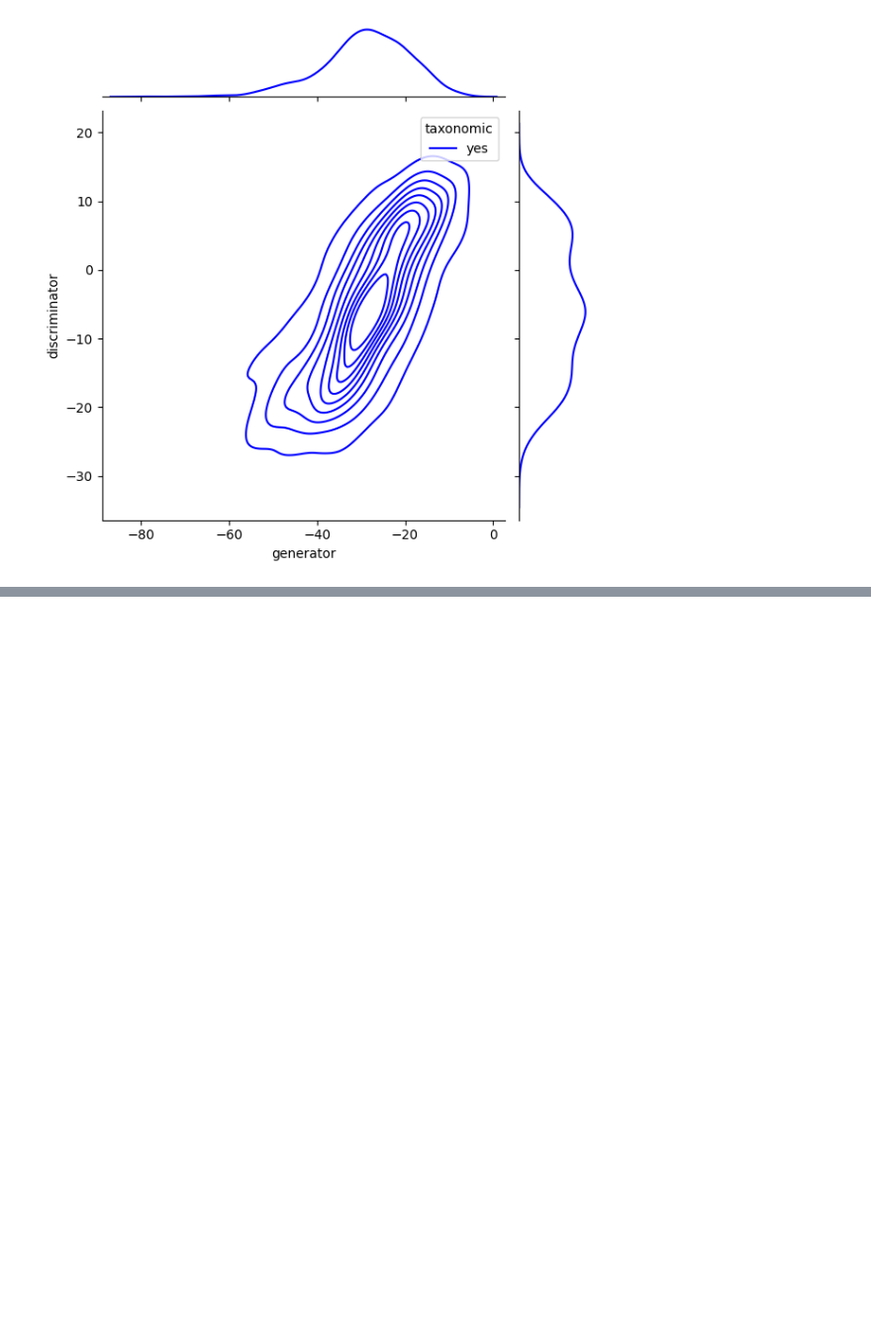
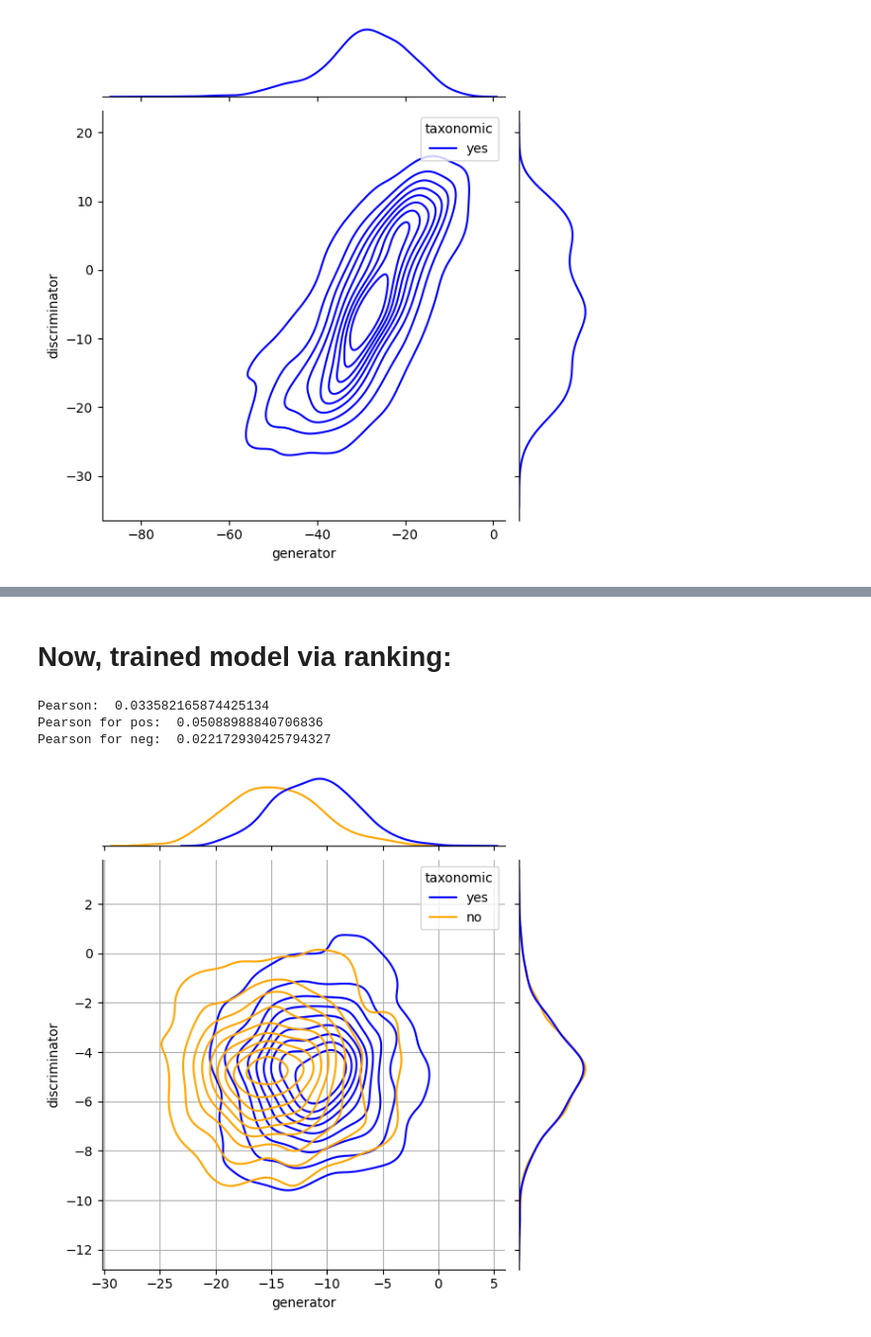
Before and after one commit to juand-r/lexical-inconsistency, a Jupyter notebook: notebooks/ranking-loss-training.ipynb, the cells around one changed output, grey strips where cells are left out. Shown at 99% size. Drawn from its saved outputs; the diff is of its cells as text; code cells hidden in the pictures; blank space fills up the shorter version.

```diff
--- a/notebooks/ranking-loss-training.ipynb
+++ b/notebooks/ranking-loss-training.ipynb
@@ -438,0 +475,15 @@ ValueError: `x` and `y` must have length at least 2.
+# %% [markdown]
+# Now, trained model via ranking:
+# %%
+disc = torch.load('../outputs/logodds/v3-delta5-epoch4--swords--swords--disc-few.pt', weights_only=True)
+gen = torch.load('../outputs/logodds/v3-delta5-epoch4--swords--swords--gen-zero.pt', weights_only=True)
+
+from collections import namedtuple
+I = namedtuple("Item", "taxonomic")
+Lt = [I(i.synonym) for i in testset]
+viz.plot_correlations(Lt, gen, disc)
+# %% [output]
+Pearson:  0.033582165874425134
+Pearson for pos:  0.05088988840706836
+Pearson for neg:  0.022172930425794327
+[figure, added]
```
Also changed, not shown: parts of 13 cells of this notebook, 5 other files.
